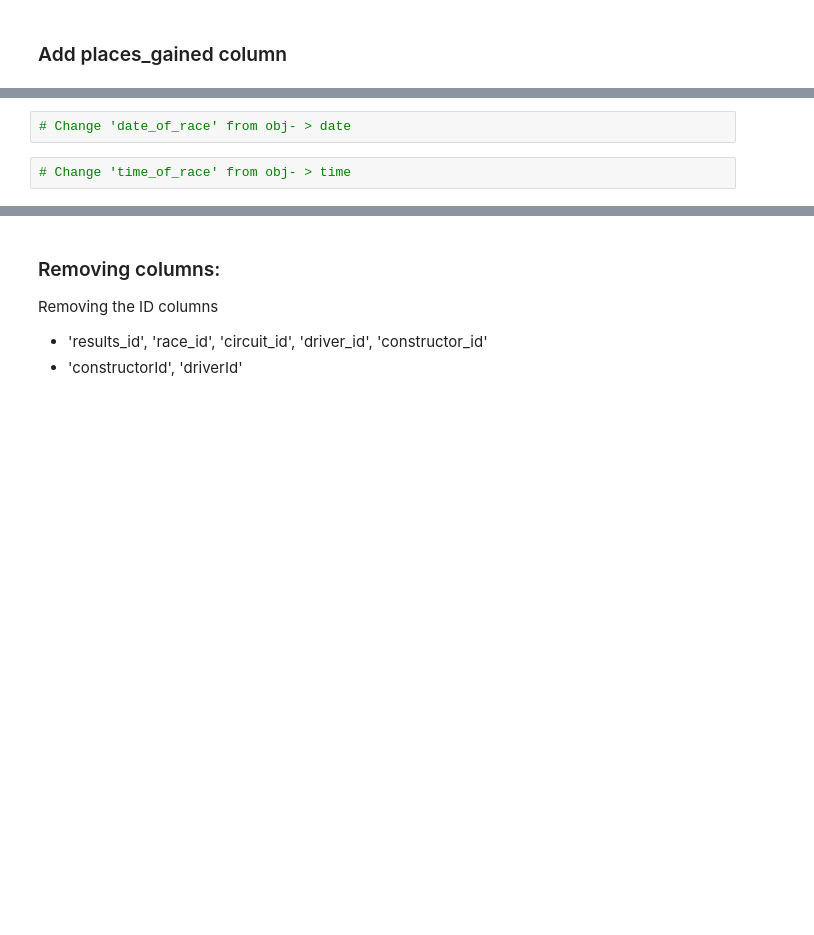
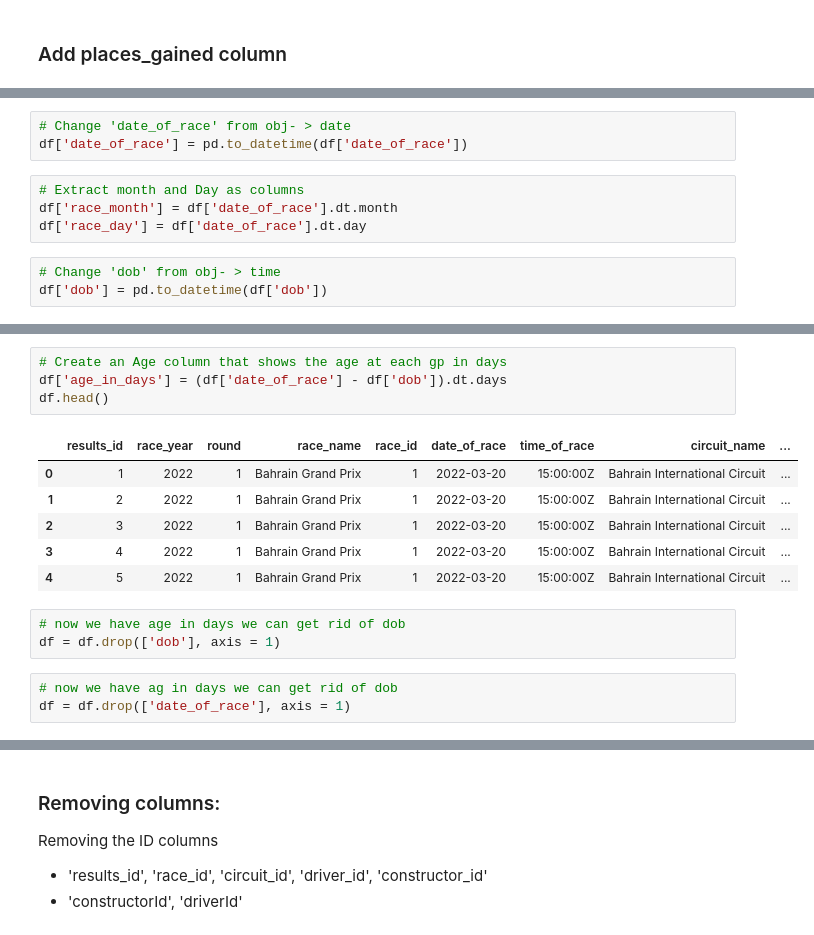
Before and after one commit to nat13lla/Capstone, a Jupyter notebook: datamanipulation/Data_Cleaning.ipynb, the cells around one changed output, grey strips where cells are left out. Drawn from its saved outputs; the diff is of its cells as text; blank space fills up the shorter version.

```diff
--- a/datamanipulation/Data_Cleaning.ipynb
+++ b/datamanipulation/Data_Cleaning.ipynb
@@ -128,4 +146,10 @@ df
 # %%
 # Change 'date_of_race' from obj- > date
+df['date_of_race'] = pd.to_datetime(df['date_of_race'])
+# %%
+# Extract month and Day as columns
+df['race_month'] = df['date_of_race'].dt.month
+df['race_day'] = df['date_of_race'].dt.day
 # %%
-# Change 'time_of_race' from obj- > time
+# Change 'dob' from obj- > time
+df['dob'] = pd.to_datetime(df['dob'])
@@ -131,0 +165,17 @@ df
+# %%
+# Create an Age column that shows the age at each gp in days
+df['age_in_days'] = (df['date_of_race'] - df['dob']).dt.days
+df.head()
+# %% [output]
+|  | results_id | race_year | round | race_name | race_id | date_of_race | time_of_race | circuit_name | ... |
+| 0 | 1 | 2022 | 1 | Bahrain Grand Prix | 1 | 2022-03-20 | 15:00:00Z | Bahrain International Circuit | ... |
+| 1 | 2 | 2022 | 1 | Bahrain Grand Prix | 1 | 2022-03-20 | 15:00:00Z | Bahrain International Circuit | ... |
+| 2 | 3 | 2022 | 1 | Bahrain Grand Prix | 1 | 2022-03-20 | 15:00:00Z | Bahrain International Circuit | ... |
+| 3 | 4 | 2022 | 1 | Bahrain Grand Prix | 1 | 2022-03-20 | 15:00:00Z | Bahrain International Circuit | ... |
+| 4 | 5 | 2022 | 1 | Bahrain Grand Prix | 1 | 2022-03-20 | 15:00:00Z | Bahrain International Circuit | ... |
+# %%
+# now we have age in days we can get rid of dob
+df = df.drop(['dob'], axis = 1)
+# %%
+# now we have ag in days we can get rid of dob
+df = df.drop(['date_of_race'], axis = 1)
```
Also changed, not shown: parts of 43 cells of this notebook.
